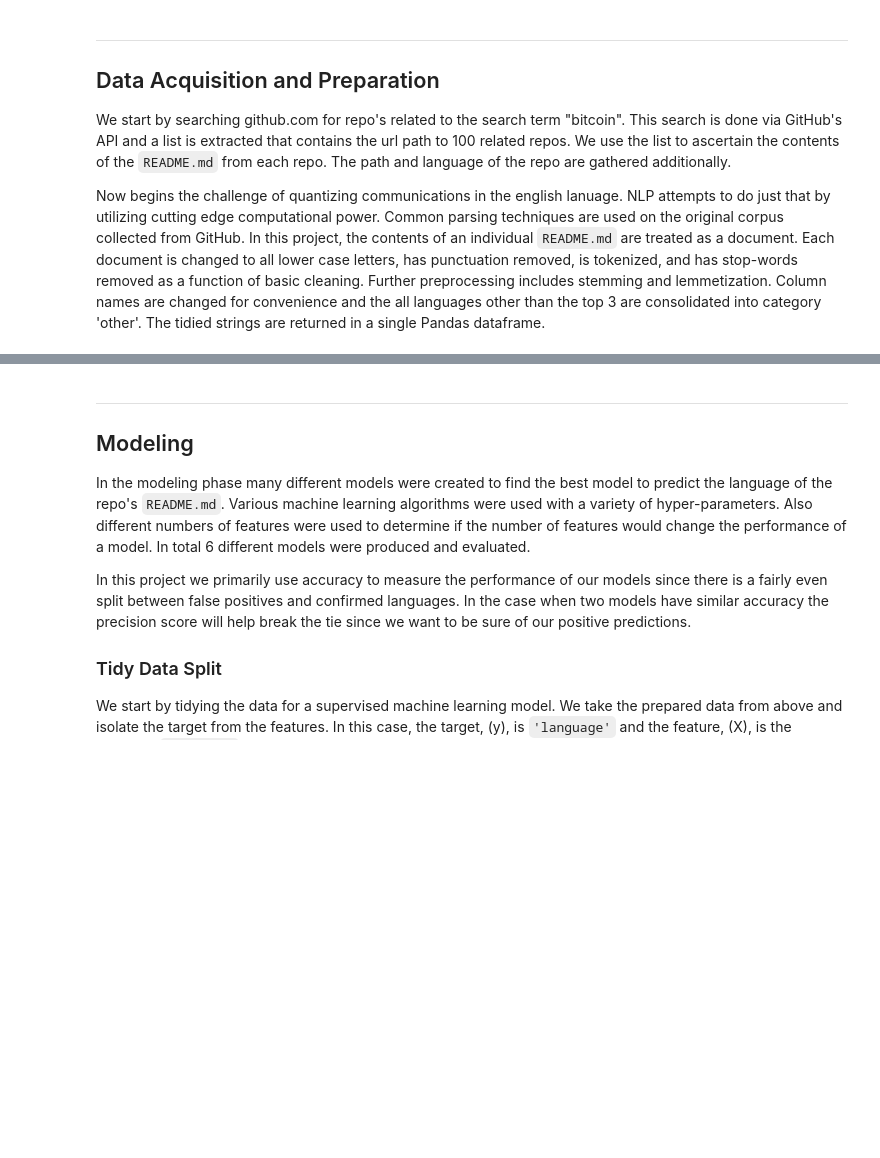
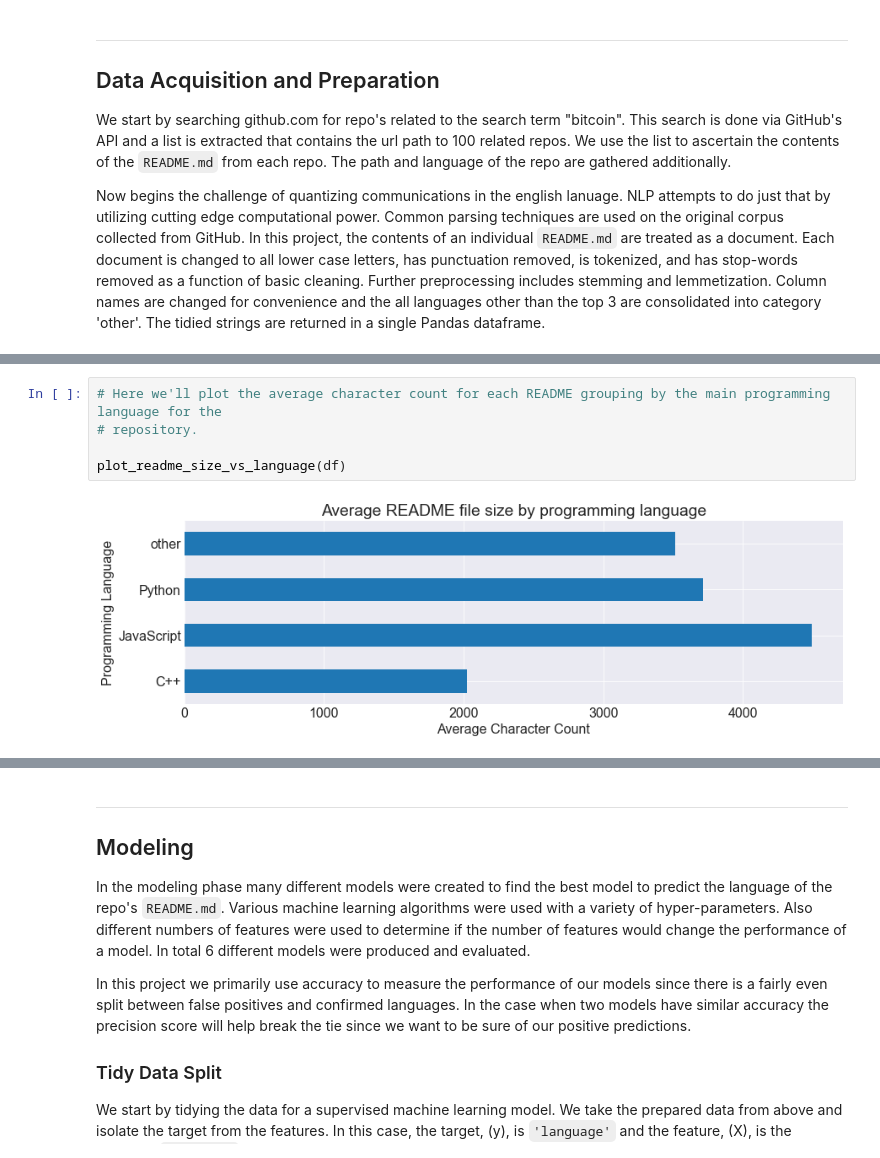
Before and after one commit to Garcia-Hensley-Nichols-NLP-project/GHN-NLP-project, a Jupyter notebook: final_report.ipynb, the cells around one changed output, grey strips where cells are left out. Cells and saved outputs as stored; diff of their text form; blank space fills up the shorter version.

```diff
--- a/final_report.ipynb
+++ b/final_report.ipynb
@@ -111,0 +127,7 @@ plot_most_frequent_words(df)
+# %%
+# Here we'll plot the average character count for each README grouping by the main programming language for the
+# repository.
+
+plot_readme_size_vs_language(df)
+# %% [output]
+[figure, added]
```
Also changed, not shown: parts of 12 cells of this notebook, 2 other files.
